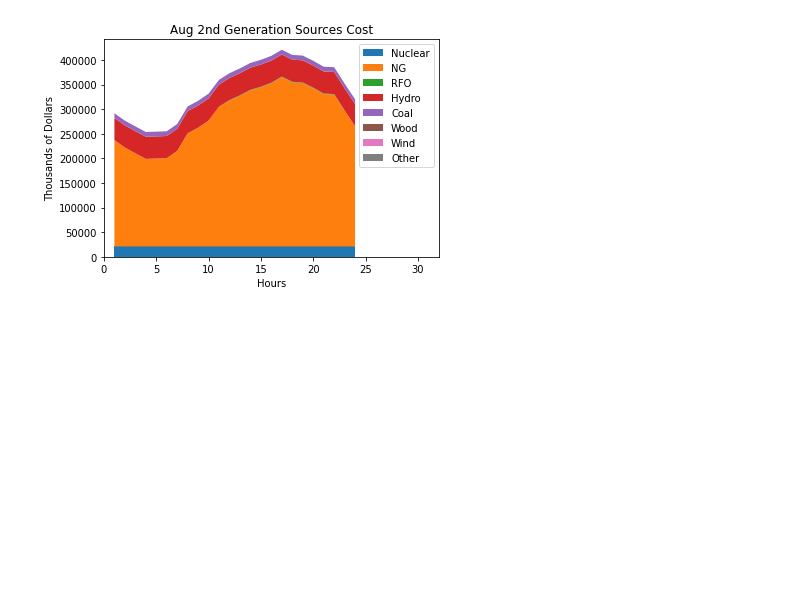
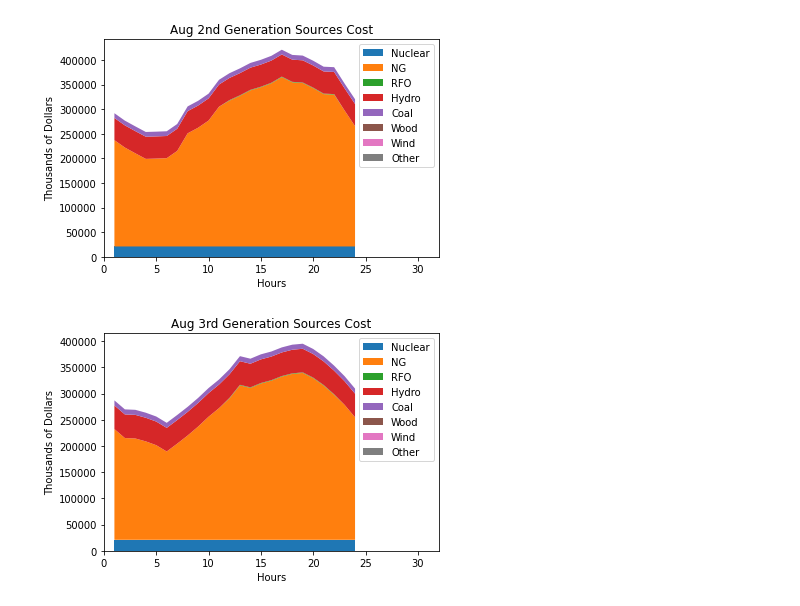
Before and after one commit to alberlin232/ML-Energy-Capstone, a Jupyter notebook: NYISO/SCUC_Visualization.ipynb, the cells around one changed output. Saved outputs shown, nothing was run; the diff lists cells and outputs as text; code cells hidden in the pictures; blank space fills up the shorter version.

```diff
--- a/NYISO/SCUC_Visualization.ipynb
+++ b/NYISO/SCUC_Visualization.ipynb
@@ -413,3 +413,14 @@ plt.legend()
 plt.show()
 # %% [output]
 [figure]
+# %%
+fig, ax = plt.subplots()
+plt.stackplot(list(range(1,25)), aug3c['Nuclear'], aug3c['NG'], aug3c['RFO'], aug3c['Hydro'], aug3c['Coal'], aug3c['Wood'], aug3c['Wind'], aug3c['Other'], labels=['Nuclear', 'NG', 'RFO', 'Hydro', 'Coal', 'Wood', 'Wind', 'Other', ])
+ax.set_ylabel('Thousands of Dollars')
+ax.set_xlabel('Hours')
+ax.set_title('Aug 3rd Generation Sources Cost')
+plt.xlim(0,32)
+plt.legend()
+plt.show()
+# %% [output]
+[figure, added]
```
Also changed, not shown: 3 other files.
